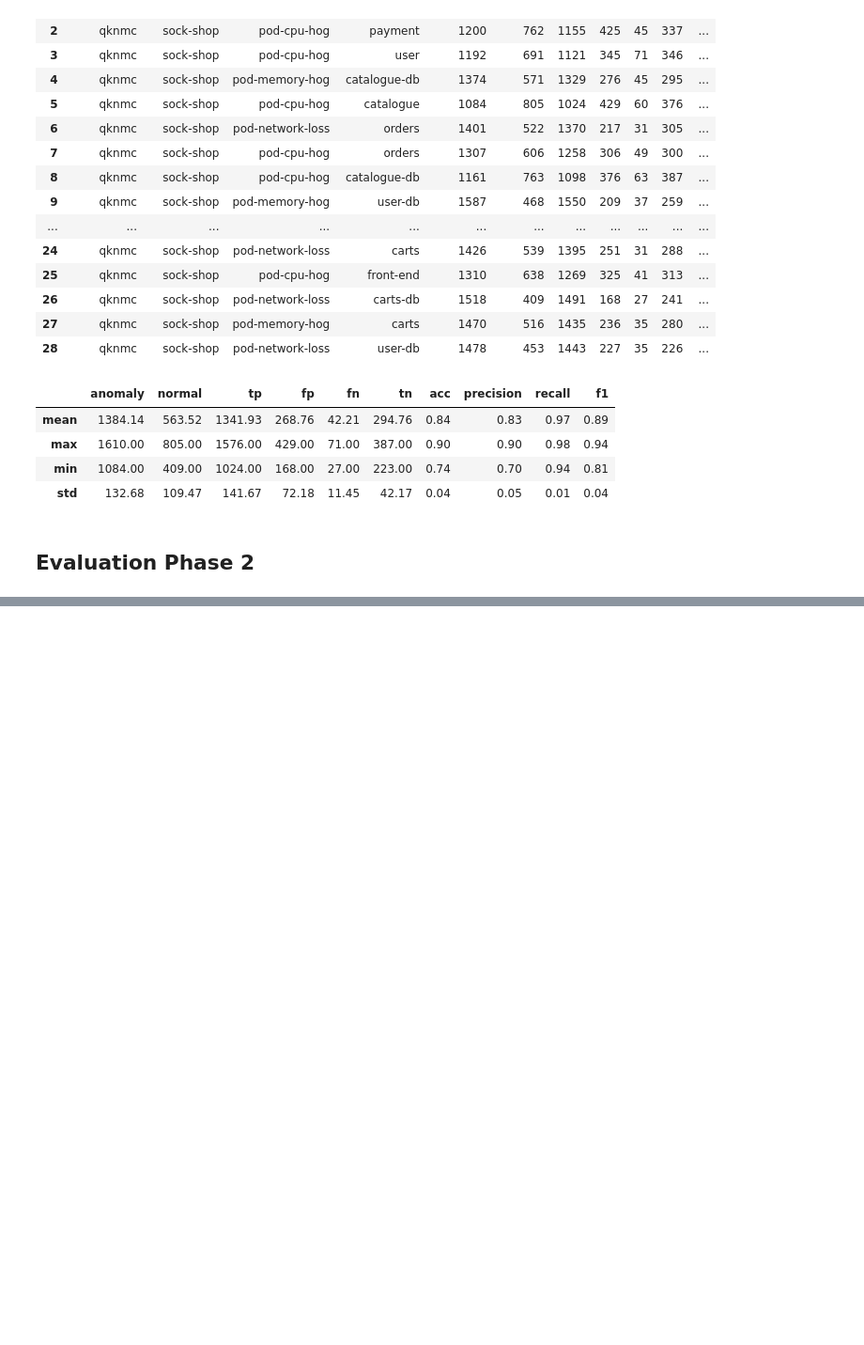
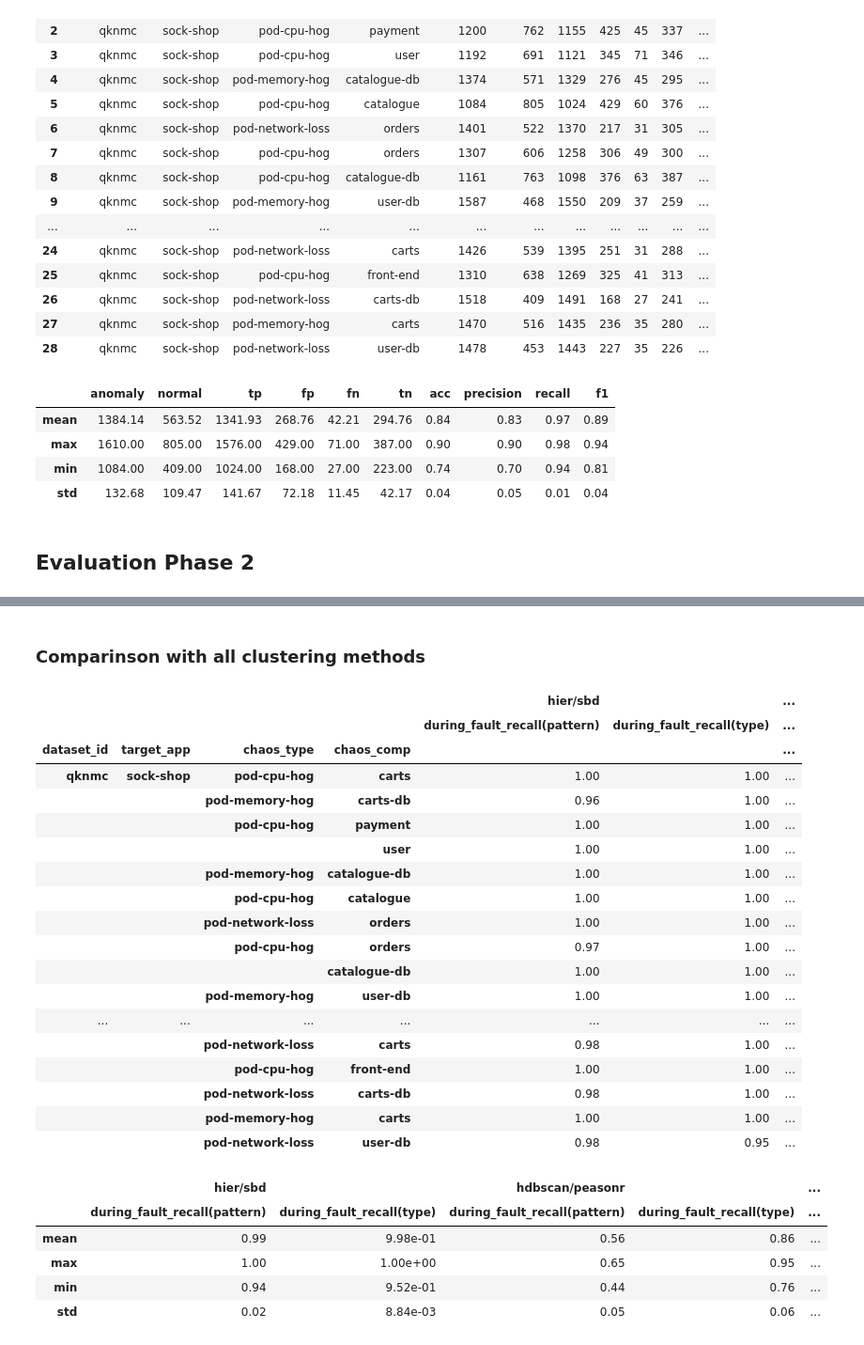
Before and after one commit to XuRepository/meltria-analyzer, a Jupyter notebook: notebooks/data-labeling-tsdr-accuracy-with-cnn.ipynb, the cells around one changed output, grey strips where cells are left out. Shown at 94% size. Saved outputs shown, nothing was run; the diff lists cells and outputs as text; code cells hidden in the pictures; blank space fills up the shorter version.

```diff
--- a/notebooks/data-labeling-tsdr-accuracy-with-cnn.ipynb
+++ b/notebooks/data-labeling-tsdr-accuracy-with-cnn.ipynb
@@ -662,0 +743,10 @@ with pd.option_context("display.precision", 2):
+# %%
+well_injected_fault_datasets_hier_sbd = get_well_injected_fault_dataset(load_tsdr(DATASET_ID, suffix="hier_sbd"))
+# %%
+_datasets = well_injected_fault_datasets_hier_sbd
+scores_sbd_hier_df = eval_tsdr_type_on_predicted_label_as_ground_truth(
+    _datasets, predict_anomaly_categories(_datasets, model_with_da),
+)
+with pd.option_context("display.precision", 2):
+    display(scores_sbd_hier_df)
+    display(scores_sbd_hier_df.agg(["mean", "max", "min", "std"]).drop(columns=["dataset_id", "target_app", "chaos_type", "chaos_comp"]))
@@ -662,0 +778,10 @@ with pd.option_context("display.precision", 2):
+# %%
+well_injected_fault_datasets_hdbscan_pearsonr = get_well_injected_fault_dataset(load_tsdr(DATASET_ID, suffix="hdbscan_pearsonr"))
+# %%
+_datasets = well_injected_fault_datasets_hdbscan_pearsonr
+scores_hdbscan_pearsonr = eval_tsdr_type_on_predicted_label_as_ground_truth(
+    _datasets, predict_anomaly_categories(_datasets, model_with_da),
+)
+with pd.option_context("display.precision", 2):
+    display(scores_hdbscan_pearsonr)
+    display(scores_hdbscan_pearsonr.agg(["mean", "max", "min", "std"]).drop(columns=["dataset_id", "target_app", "chaos_type", "chaos_comp"]))
@@ -662,0 +811,34 @@ with pd.option_context("display.precision", 2):
+# %% [markdown]
+### Comparinson with all clustering methods
+# %%
+with pd.option_context("display.precision", 2):
+    index_columns = ["dataset_id", "target_app", "chaos_type", "chaos_comp"]
+    concated_scores_df = pd.concat([scores_sbd_hier_df.set_index(index_columns), scores_hdbscan_sbd_df.set_index(index_columns), scores_fluxrank_df.set_index(index_columns), scores_hdbscan_pearsonr.set_index(index_columns)], keys=["hier/sbd", "hdbscan/sbd", "fluxrank", "hdbscan/pearsonr"], axis=1)
+    display(concated_scores_df)
+    display(concated_scores_df.agg(["mean", "max", "min", "std"]))
+# %% [output]
+|  |  |  |  | hier/sbd |  | ... |
+|  |  |  |  | during_fault_recall(pattern) | during_fault_recall(type) | ... |
+| dataset_id | target_app | chaos_type | chaos_comp |  |  | ... |
+| qknmc | sock-shop | pod-cpu-hog | carts | 1.00 | 1.00 | ... |
+|  |  | pod-memory-hog | carts-db | 0.96 | 1.00 | ... |
+|  |  | pod-cpu-hog | payment | 1.00 | 1.00 | ... |
+|  |  |  | user | 1.00 | 1.00 | ... |
+|  |  | pod-memory-hog | catalogue-db | 1.00 | 1.00 | ... |
+|  |  | pod-cpu-hog | catalogue | 1.00 | 1.00 | ... |
+|  |  | pod-network-loss | orders | 1.00 | 1.00 | ... |
+|  |  | pod-cpu-hog | orders | 0.97 | 1.00 | ... |
+|  |  |  | catalogue-db | 1.00 | 1.00 | ... |
+|  |  | pod-memory-hog | user-db | 1.00 | 1.00 | ... |
+| ... | ... | ... | ... | ... | ... | ... |
+|  |  | pod-network-loss | carts | 0.98 | 1.00 | ... |
+|  |  | pod-cpu-hog | front-end | 1.00 | 1.00 | ... |
+|  |  | pod-network-loss | carts-db | 0.98 | 1.00 | ... |
+|  |  | pod-memory-hog | carts | 1.00 | 1.00 | ... |
+|  |  | pod-network-loss | user-db | 0.98 | 0.95 | ... |
+|  | hier/sbd |  | hdbscan/peasonr |  | ... |
+|  | during_fault_recall(pattern) | during_fault_recall(type) | during_fault_recall(pattern) | during_fault_recall(type) | ... |
+| mean | 0.99 | 9.98e-01 | 0.56 | 0.86 | ... |
+| max | 1.00 | 1.00e+00 | 0.65 | 0.95 | ... |
+| min | 0.94 | 9.52e-01 | 0.44 | 0.76 | ... |
+| std | 0.02 | 8.84e-03 | 0.05 | 0.06 | ... |
```
Also changed, not shown: parts of 17 cells of this notebook.
